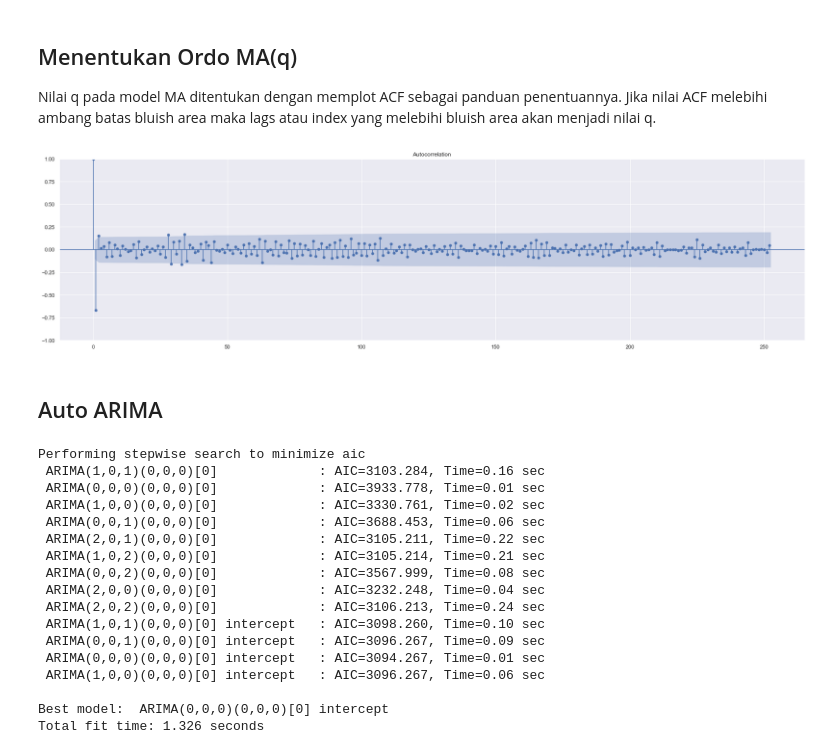
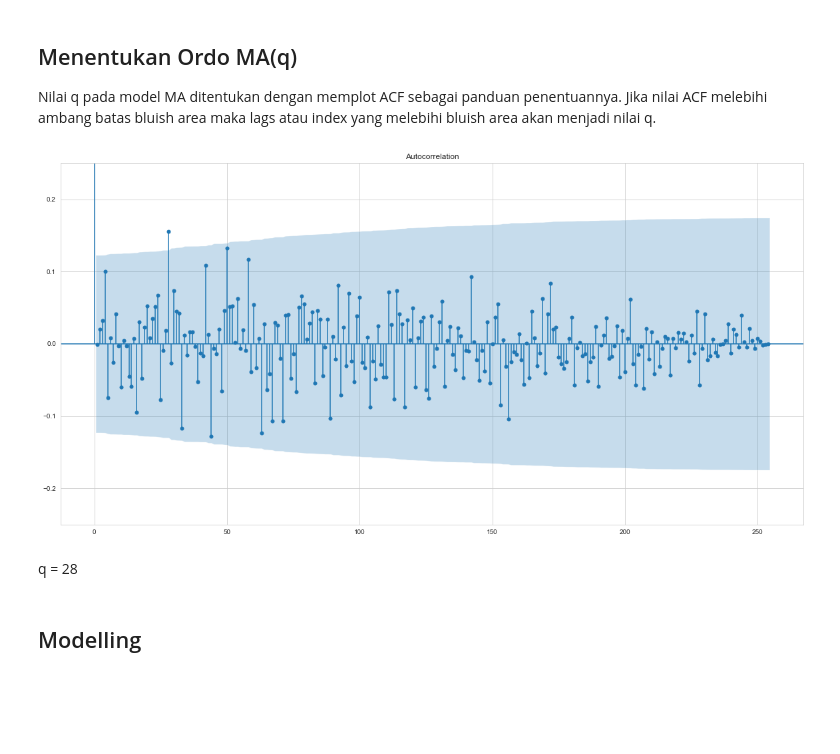
Before and after one commit to TheOX7/Final-Task-Kalbe, a Jupyter notebook: time_series.ipynb, the cells around one changed output. Saved outputs shown, nothing was run; the diff lists cells and outputs as text; code cells hidden in the pictures; blank space fills up the shorter version.

```diff
--- a/time_series.ipynb
+++ b/time_series.ipynb
@@ -606,7 +539,7 @@ data_len = df_grouped.shape[0]
 x_train = np.array(range(0, train_len))
 x_test = np.array(range(train_len, data_len))
 
-sns.set(rc={"figure.figsize": (28, 7)})
+# sns.set(rc={"figure.figsize": (28, 7)})
 
 sns.lineplot(x=x_train, y=train['Qty']).set(title='Data Splitting')
 sns.lineplot(x=x_test, y=test['Qty'])
@@ -827,51 +760,19 @@ Nilai q pada model MA ditentukan dengan memplot ACF sebagai panduan penentuannya
 # %%
 from statsmodels.graphics.tsaplots import plot_acf
 
+fig, ax = plt.subplots(figsize=(20, 10))
+
 plot_acf(
-    df_grouped['differencing_2'].dropna(),
-    lags = train.shape[0]-3
+    train['Qty'].dropna(),
+    lags = train.shape[0]-1,
+    ax=ax
 )
+ax.set_ylim(-0.25, 0.25)
 
 plt.show()
 # %% [output]
-[figure, old version]
+[figure, new version]
-# %% [markdown]
-## Auto ARIMA
-# %%
-import pmdarima as pm
-
-model_auto_arima = pm.auto_arima(
-    df_grouped['Qty'],
-    start_p = 1,
-    start_q = 1,
-    test='kpss',
-    max_p = 50,
-    max_q = 50,
-    m = 1,
-    d = None,
-    seasonal = False,
-    start_P = 0,
-    D = 0,
-    trace = True,
-    error_action = 'ignore',
-    suppress_warnings = True,
-    stepwise = True
-)
-# %% [output]
-Performing stepwise search to minimize aic
- ARIMA(1,0,1)(0,0,0)[0]             : AIC=3103.284, Time=0.16 sec
- ARIMA(0,0,0)(0,0,0)[0]             : AIC=3933.778, Time=0.01 sec
- ARIMA(1,0,0)(0,0,0)[0]             : AIC=3330.761, Time=0.02 sec
- ARIMA(0,0,1)(0,0,0)[0]             : AIC=3688.453, Time=0.06 sec
- ARIMA(2,0,1)(0,0,0)[0]             : AIC=3105.211, Time=0.22 sec
- ARIMA(1,0,2)(0,0,0)[0]             : AIC=3105.214, Time=0.21 sec
- ARIMA(0,0,2)(0,0,0)[0]             : AIC=3567.999, Time=0.08 sec
- ARIMA(2,0,0)(0,0,0)[0]             : AIC=3232.248, Time=0.04 sec
- ARIMA(2,0,2)(0,0,0)[0]             : AIC=3106.213, Time=0.24 sec
- ARIMA(1,0,1)(0,0,0)[0] intercept   : AIC=3098.260, Time=0.10 sec
- ARIMA(0,0,1)(0,0,0)[0] intercept   : AIC=3096.267, Time=0.09 sec
- ARIMA(0,0,0)(0,0,0)[0] intercept   : AIC=3094.267, Time=0.01 sec
- ARIMA(1,0,0)(0,0,0)[0] intercept   : AIC=3096.267, Time=0.06 sec
-
-Best model:  ARIMA(0,0,0)(0,0,0)[0] intercept
-Total fit time: 1.326 seconds
+# %% [markdown]
+q = 28
+# %% [markdown]
+## Modelling
```
Also changed, not shown: parts of 13 cells of this notebook.
